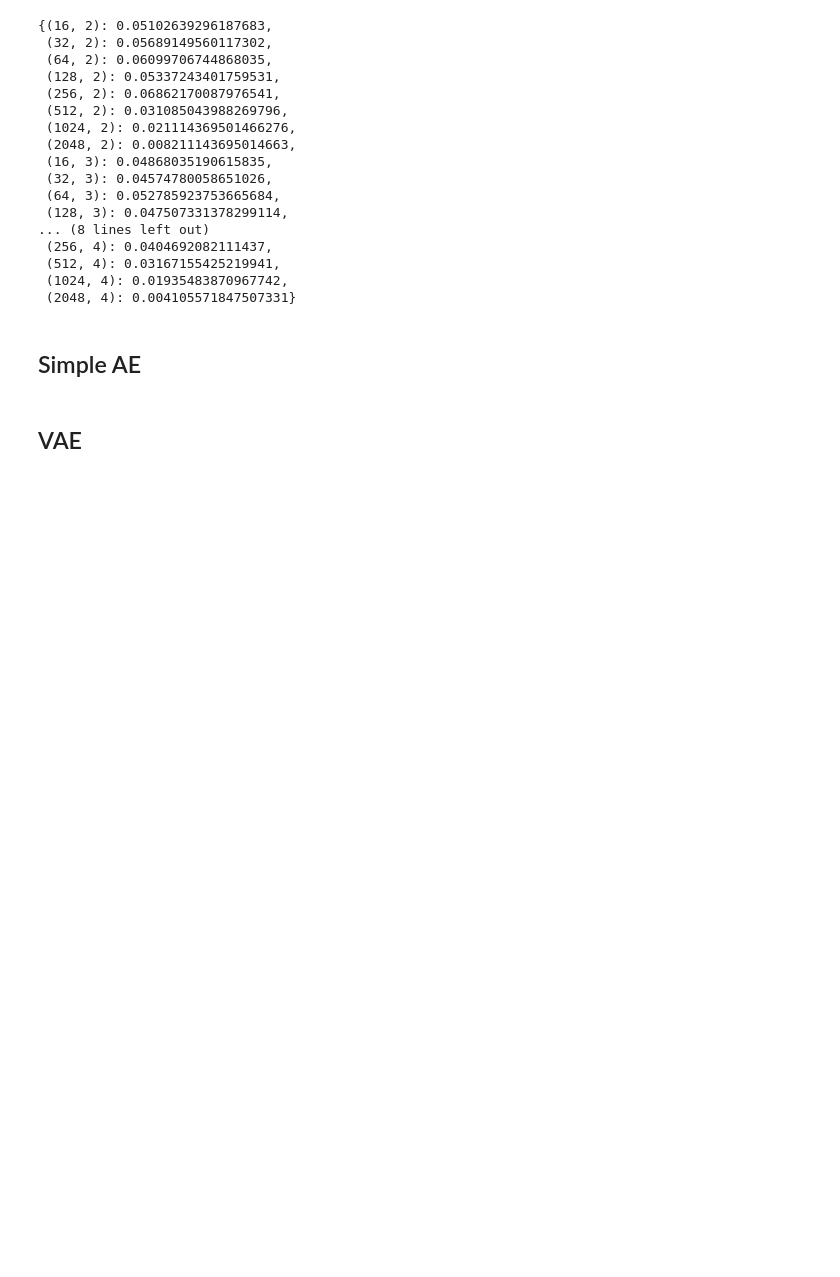
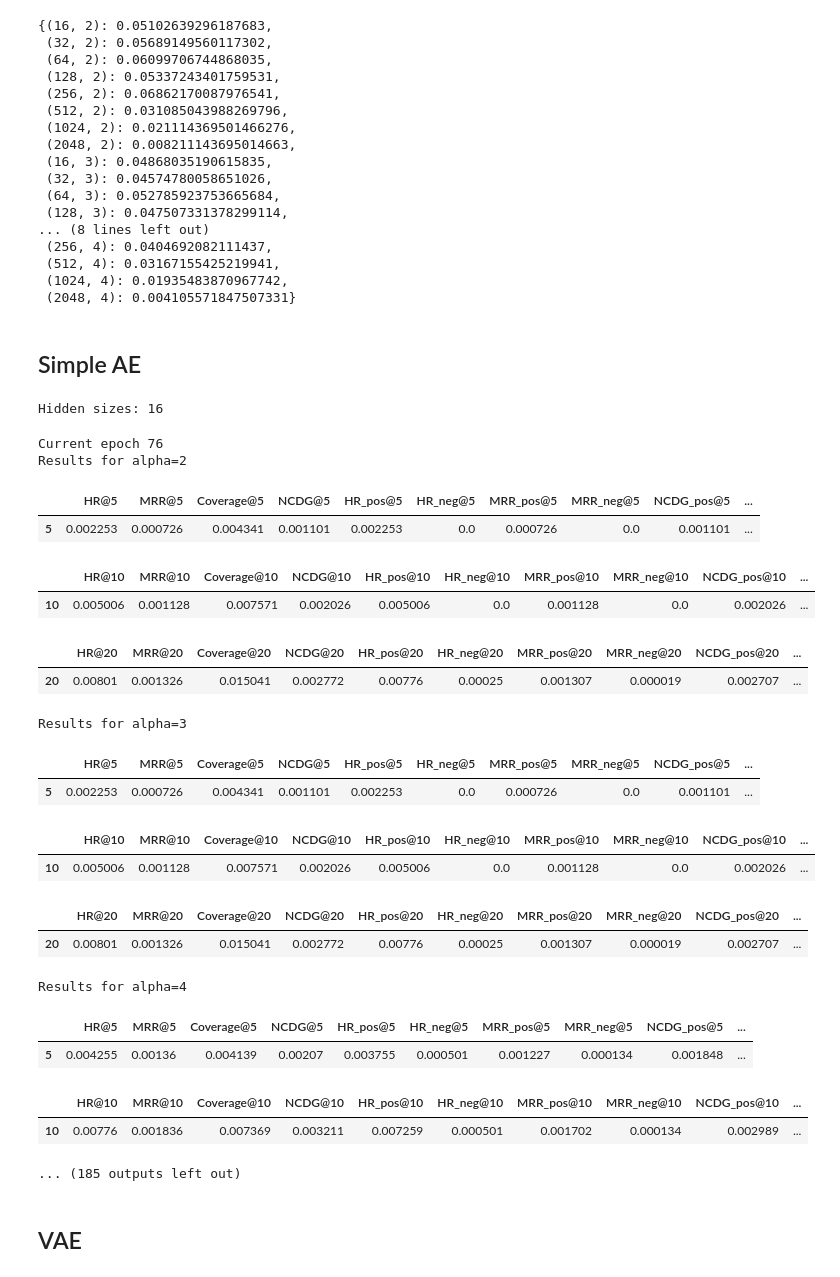
Before and after one commit to elizacc/Structured-Autoencoders-for-Rating-aware-Recommendations, a Jupyter notebook: baselines - Video_Games.ipynb, the cells around one changed output. Drawn from its saved outputs; the diff is of its cells as text; code cells hidden in the pictures; blank space fills up the shorter version.

```diff
--- a/baselines - Video_Games.ipynb
+++ b/baselines - Video_Games.ipynb
@@ -237,10 +242,11 @@ class baseAE(nn.Module):
     def __init__(self, n_items, hid):
         super(baseAE, self).__init__()
         self.V = nn.Linear(n_items, hid)
-#         torch.nn.init.xavier_uniform_(self.V.weight)
+        torch.nn.init.xavier_uniform_(self.V.weight)
         self.VT = nn.Linear(hid, n_items)
-#         torch.nn.init.xavier_uniform_(self.VT.weight)
+        torch.nn.init.xavier_uniform_(self.VT.weight)
         self.relu = nn.ReLU()
+        self.sigmoid = nn.Sigmoid()
 
     def forward(self, x):
         # encode
@@ -248,7 +254,7 @@ class baseAE(nn.Module):
         x = self.relu(x)
         # decode
         output = self.VT(x)
-#         output = self.relu(output)
+        output = self.sigmoid(output)
         return output
 # %%
 def base_model(h, data_description, device):
@@ -390,7 +396,30 @@ grid = 2**np.arange(4, 11)
 # %%
 sizes = 2**np.arange(4,10)
 for batch_size in sizes:
-    tuning_pipeline(training, testset_valid, holdout_valid, testset, holdout, data_description, base_model, device, grid, batch_size=batch_size)
+    tuning_pipeline(training, testset_valid, holdout_valid, data_description, base_model, device, grid, batch_size=batch_size)
+# %% [output]
+Hidden sizes: 16
+Current epoch 76
+Results for alpha=2
+|  | HR@5 | MRR@5 | Coverage@5 | NCDG@5 | HR_pos@5 | HR_neg@5 | MRR_pos@5 | MRR_neg@5 | NCDG_pos@5 | ... |
+| 5 | 0.002253 | 0.000726 | 0.004341 | 0.001101 | 0.002253 | 0.0 | 0.000726 | 0.0 | 0.001101 | ... |
+|  | HR@10 | MRR@10 | Coverage@10 | NCDG@10 | HR_pos@10 | HR_neg@10 | MRR_pos@10 | MRR_neg@10 | NCDG_pos@10 | ... |
+| 10 | 0.005006 | 0.001128 | 0.007571 | 0.002026 | 0.005006 | 0.0 | 0.001128 | 0.0 | 0.002026 | ... |
+|  | HR@20 | MRR@20 | Coverage@20 | NCDG@20 | HR_pos@20 | HR_neg@20 | MRR_pos@20 | MRR_neg@20 | NCDG_pos@20 | ... |
+| 20 | 0.00801 | 0.001326 | 0.015041 | 0.002772 | 0.00776 | 0.00025 | 0.001307 | 0.000019 | 0.002707 | ... |
+Results for alpha=3
+|  | HR@5 | MRR@5 | Coverage@5 | NCDG@5 | HR_pos@5 | HR_neg@5 | MRR_pos@5 | MRR_neg@5 | NCDG_pos@5 | ... |
+| 5 | 0.002253 | 0.000726 | 0.004341 | 0.001101 | 0.002253 | 0.0 | 0.000726 | 0.0 | 0.001101 | ... |
+|  | HR@10 | MRR@10 | Coverage@10 | NCDG@10 | HR_pos@10 | HR_neg@10 | MRR_pos@10 | MRR_neg@10 | NCDG_pos@10 | ... |
+| 10 | 0.005006 | 0.001128 | 0.007571 | 0.002026 | 0.005006 | 0.0 | 0.001128 | 0.0 | 0.002026 | ... |
+|  | HR@20 | MRR@20 | Coverage@20 | NCDG@20 | HR_pos@20 | HR_neg@20 | MRR_pos@20 | MRR_neg@20 | NCDG_pos@20 | ... |
+| 20 | 0.00801 | 0.001326 | 0.015041 | 0.002772 | 0.00776 | 0.00025 | 0.001307 | 0.000019 | 0.002707 | ... |
+Results for alpha=4
+|  | HR@5 | MRR@5 | Coverage@5 | NCDG@5 | HR_pos@5 | HR_neg@5 | MRR_pos@5 | MRR_neg@5 | NCDG_pos@5 | ... |
+| 5 | 0.004255 | 0.00136 | 0.004139 | 0.00207 | 0.003755 | 0.000501 | 0.001227 | 0.000134 | 0.001848 | ... |
+|  | HR@10 | MRR@10 | Coverage@10 | NCDG@10 | HR_pos@10 | HR_neg@10 | MRR_pos@10 | MRR_neg@10 | NCDG_pos@10 | ... |
+| 10 | 0.00776 | 0.001836 | 0.007369 | 0.003211 | 0.007259 | 0.000501 | 0.001702 | 0.000134 | 0.002989 | ... |
+... (185 outputs left out)
 # %%
 sizes = 2**np.arange(4,10)
 for batch_size in sizes:
```
Also changed, not shown: parts of 1 cell of this notebook, 5 other files.
